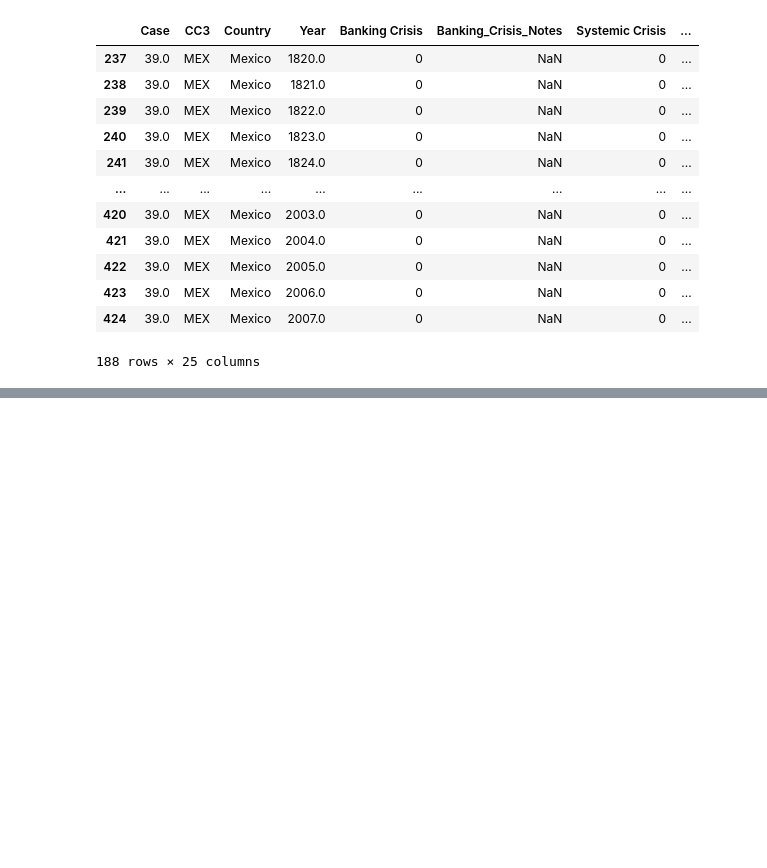
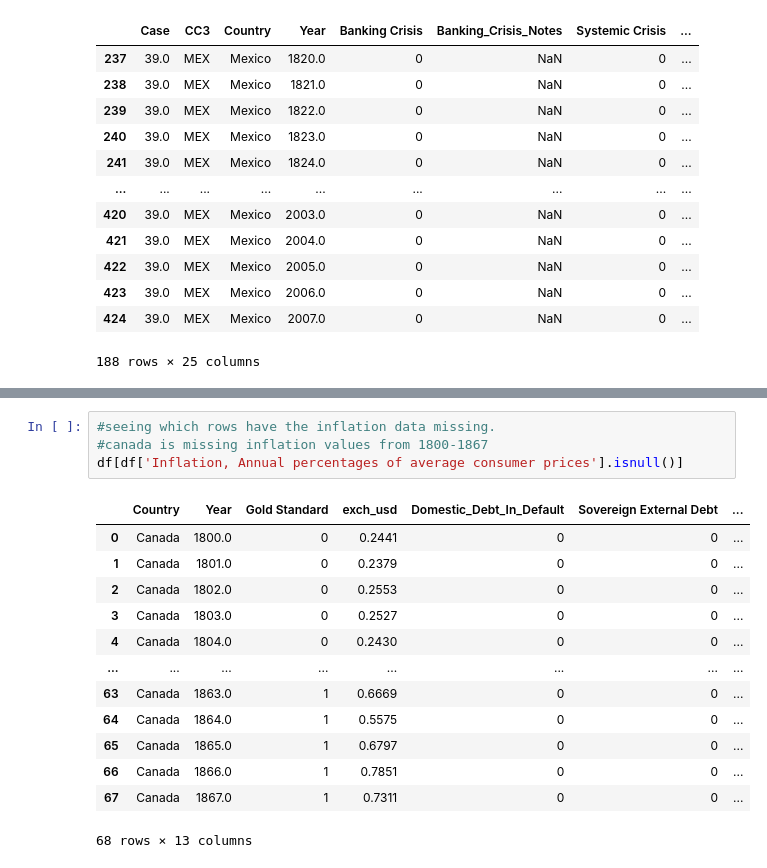
Before and after one commit to dhruvatara/ECS89G-DLProject, a Jupyter notebook: Data Cleansing.ipynb, the cells around one changed output, grey strips where cells are left out. Drawn from its saved outputs; the diff is of its cells as text; blank space fills up the shorter version.

```diff
--- a/Data Cleansing.ipynb
+++ b/Data Cleansing.ipynb
@@ -567,0 +739,18 @@ north_american_data[237:425]
+# %%
+#seeing which rows have the inflation data missing.
+#canada is missing inflation values from 1800-1867
+df[df['Inflation, Annual percentages of average consumer prices'].isnull()]
+# %% [output]
+|  | Country | Year | Gold Standard | exch_usd | Domestic_Debt_In_Default | Sovereign External Debt | ... |
+| 0 | Canada | 1800.0 | 0 | 0.2441 | 0 | 0 | ... |
+| 1 | Canada | 1801.0 | 0 | 0.2379 | 0 | 0 | ... |
+| 2 | Canada | 1802.0 | 0 | 0.2553 | 0 | 0 | ... |
+| 3 | Canada | 1803.0 | 0 | 0.2527 | 0 | 0 | ... |
+| 4 | Canada | 1804.0 | 0 | 0.2430 | 0 | 0 | ... |
+| ... | ... | ... | ... | ... | ... | ... | ... |
+| 63 | Canada | 1863.0 | 1 | 0.6669 | 0 | 0 | ... |
+| 64 | Canada | 1864.0 | 1 | 0.5575 | 0 | 0 | ... |
+| 65 | Canada | 1865.0 | 1 | 0.6797 | 0 | 0 | ... |
+| 66 | Canada | 1866.0 | 1 | 0.7851 | 0 | 0 | ... |
+| 67 | Canada | 1867.0 | 1 | 0.7311 | 0 | 0 | ... |
+68 rows × 13 columns
```
Also changed, not shown: parts of 28 cells of this notebook, 4 other files.
